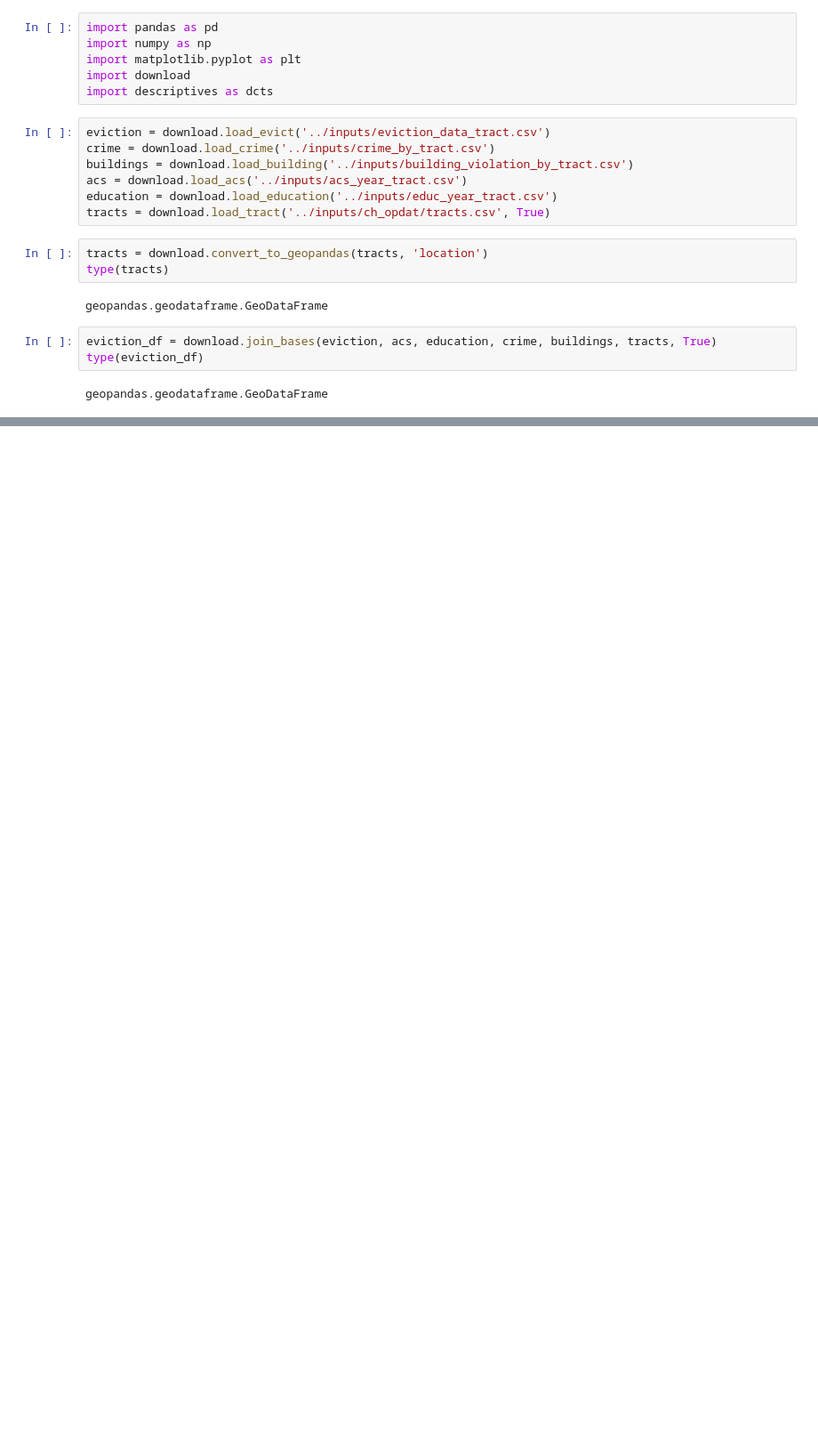
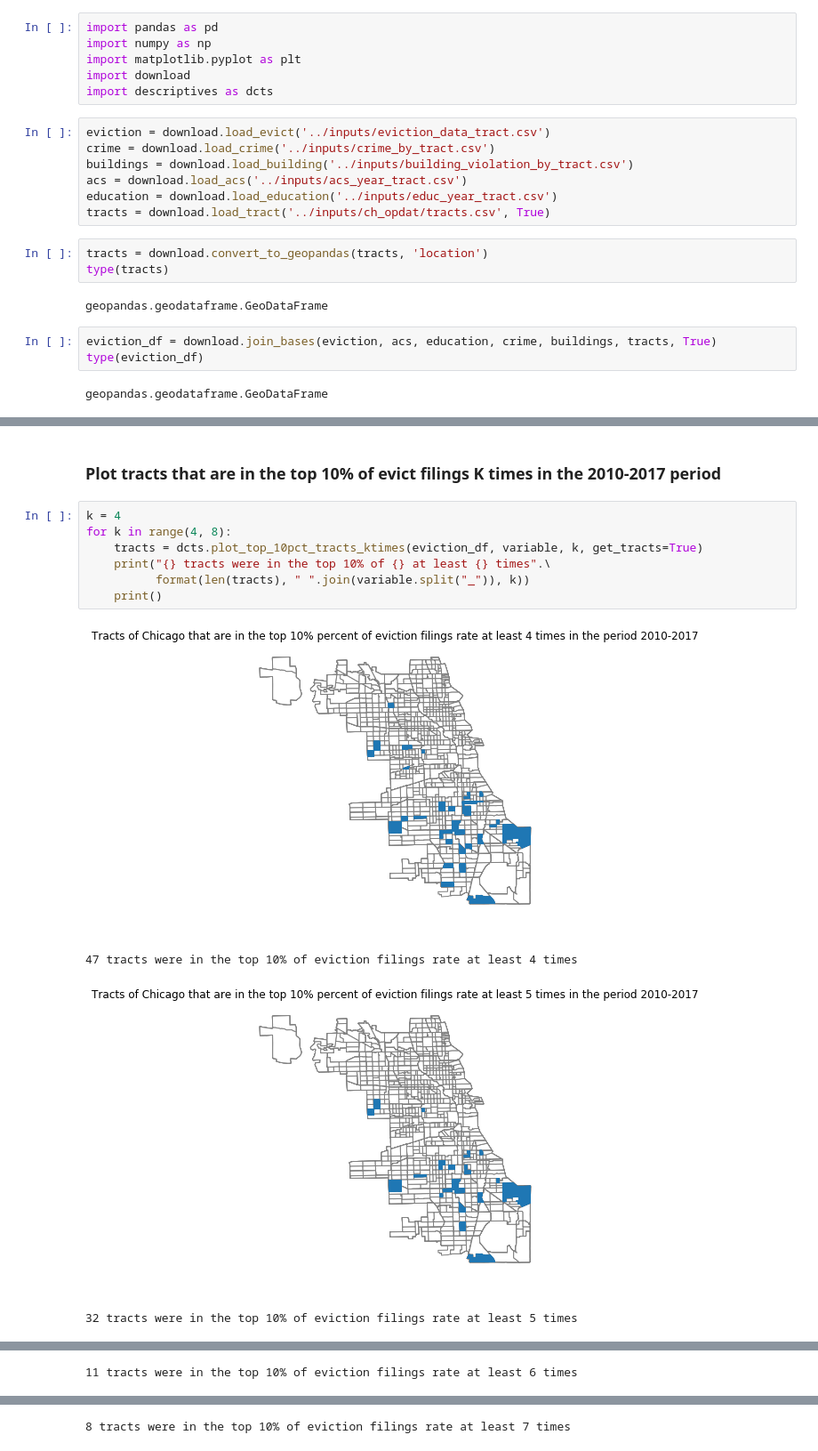
Before and after one commit to cariasmartelo/eviction-data-quality, a Jupyter notebook: scripts/graphs.ipynb, the cells around one changed output, grey strips where cells are left out. Shown at 89% size. Cells and saved outputs as stored; diff of their text form; blank space fills up the shorter version.

```diff
--- a/scripts/graphs.ipynb
+++ b/scripts/graphs.ipynb
@@ -60,0 +74,14 @@ dcts.plot_map(eviction_df, 'eviction_filings_rate',[2010, 2017])
+# %% [markdown]
+### Plot tracts that are in the top 10% of evict filings K times in the 2010-2017 period
+# %%
+k = 4
+for k in range(4, 8):
+    tracts = dcts.plot_top_10pct_tracts_ktimes(eviction_df, variable, k, get_tracts=True)
+    print("{} tracts were in the top 10% of {} at least {} times".\
+          format(len(tracts), " ".join(variable.split("_")), k))
+    print()
+# %% [output]
+[figure, added]
+47 tracts were in the top 10% of eviction filings rate at least 4 times
+[figure, added]
+32 tracts were in the top 10% of eviction filings rate at least 5 times
@@ -60,0 +89 @@ dcts.plot_map(eviction_df, 'eviction_filings_rate',[2010, 2017])
+11 tracts were in the top 10% of eviction filings rate at least 6 times
@@ -60,0 +91 @@ dcts.plot_map(eviction_df, 'eviction_filings_rate',[2010, 2017])
+8 tracts were in the top 10% of eviction filings rate at least 7 times
```
Also changed, not shown: parts of 8 cells of this notebook, 1 other file.
